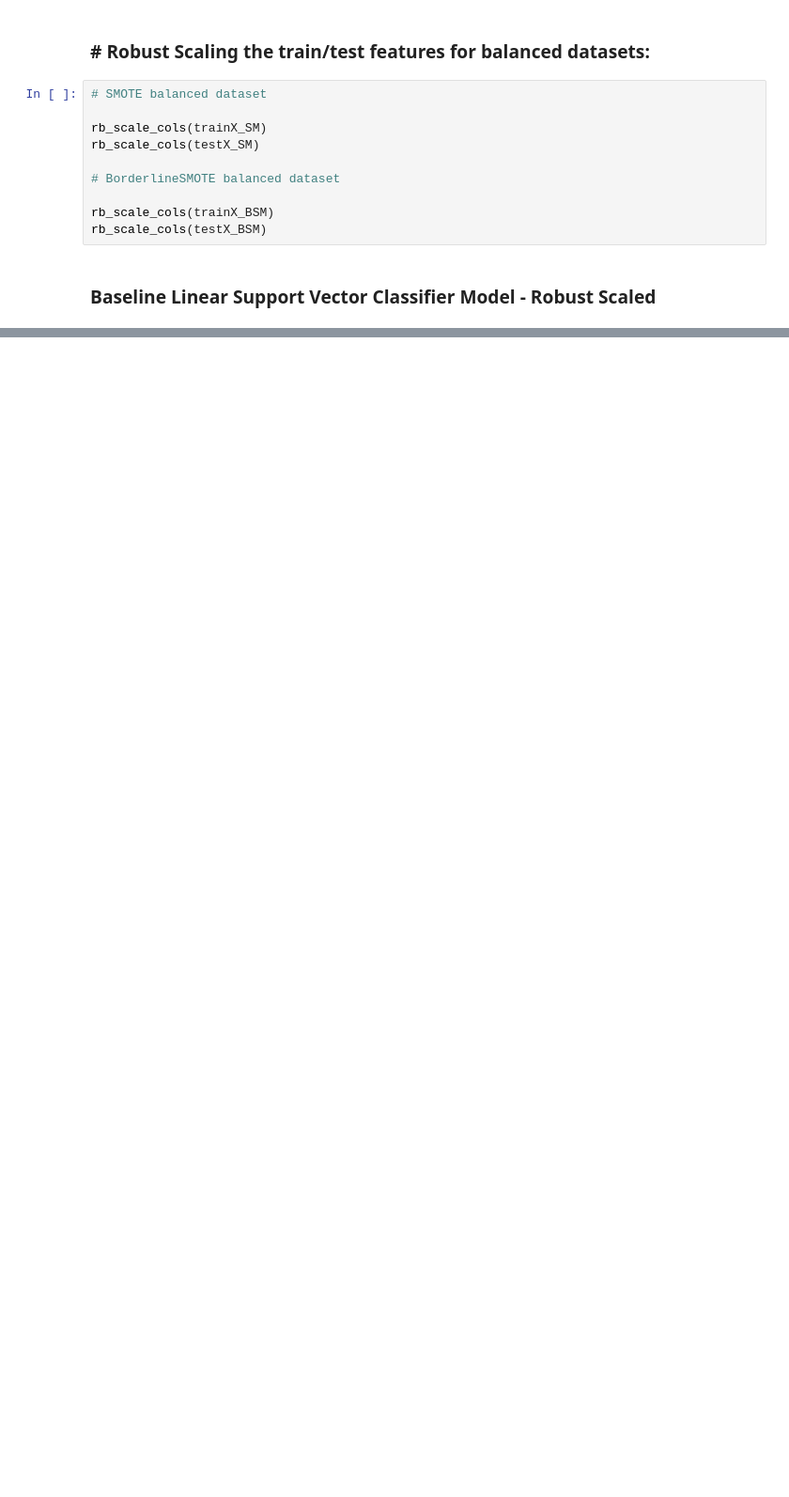
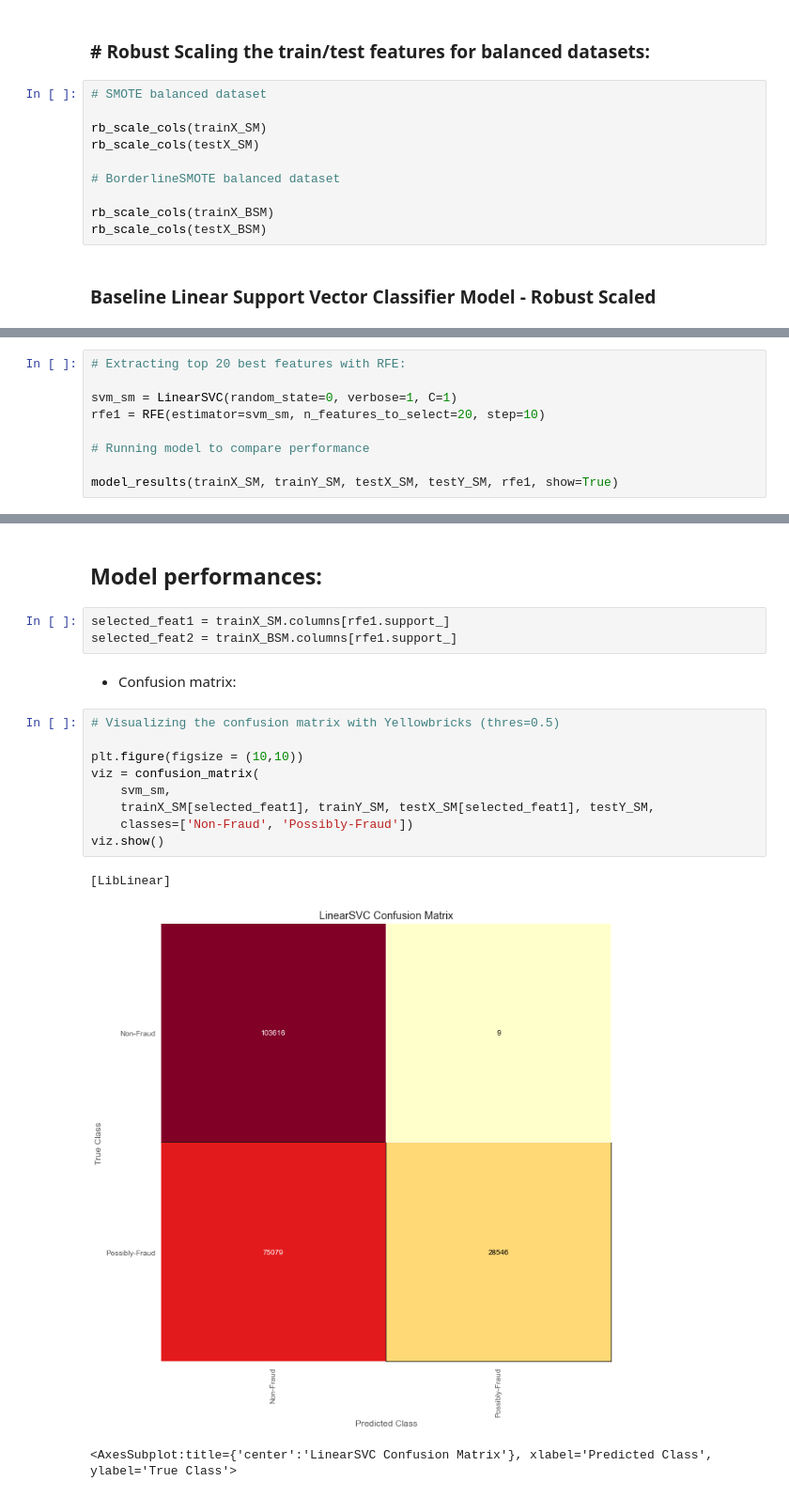
Before and after one commit to suhitasva/Capstone_Project, a Jupyter notebook: SVM_models.ipynb, the cells around one changed output, grey strips where cells are left out. Shown: that part at 94% size. Drawn from its saved outputs; the diff is of its cells as text; blank space fills up the shorter version.

Commit message:
Selected final models using RFE Feature Selection and ran all model performance metrics

```diff
--- a/SVM_models.ipynb
+++ b/SVM_models.ipynb
@@ -311,0 +231,9 @@ model_results(trainX_BSM_tr, trainY_BSM, testX_BSM_tr, testY_BSM, svm_rb, show =
+# %%
+# Extracting top 20 best features with RFE:
+
+svm_sm = LinearSVC(random_state=0, verbose=1, C=1)
+rfe1 = RFE(estimator=svm_sm, n_features_to_select=20, step=10)
+
+# Running model to compare performance
+
+model_results(trainX_SM, trainY_SM, testX_SM, testY_SM, rfe1, show=True)
@@ -311,0 +313,20 @@ model_results(trainX_BSM_tr, trainY_BSM, testX_BSM_tr, testY_BSM, svm_rb, show =
+# %% [markdown]
+## Model performances:
+# %%
+selected_feat1 = trainX_SM.columns[rfe1.support_]
+selected_feat2 = trainX_BSM.columns[rfe1.support_]
+# %% [markdown]
+- Confusion matrix:
+# %%
+# Visualizing the confusion matrix with Yellowbricks (thres=0.5)
+
+plt.figure(figsize = (10,10))
+viz = confusion_matrix(
+    svm_sm,
+    trainX_SM[selected_feat1], trainY_SM, testX_SM[selected_feat1], testY_SM,
+    classes=['Non-Fraud', 'Possibly-Fraud'])
+viz.show()
+# %% [output]
+[LibLinear]
+[figure, added]
+<AxesSubplot:title={'center':'LinearSVC Confusion Matrix'}, xlabel='Predicted Class', ylabel='True Class'>
```
Also changed, not shown: parts of 53 cells of this notebook.
